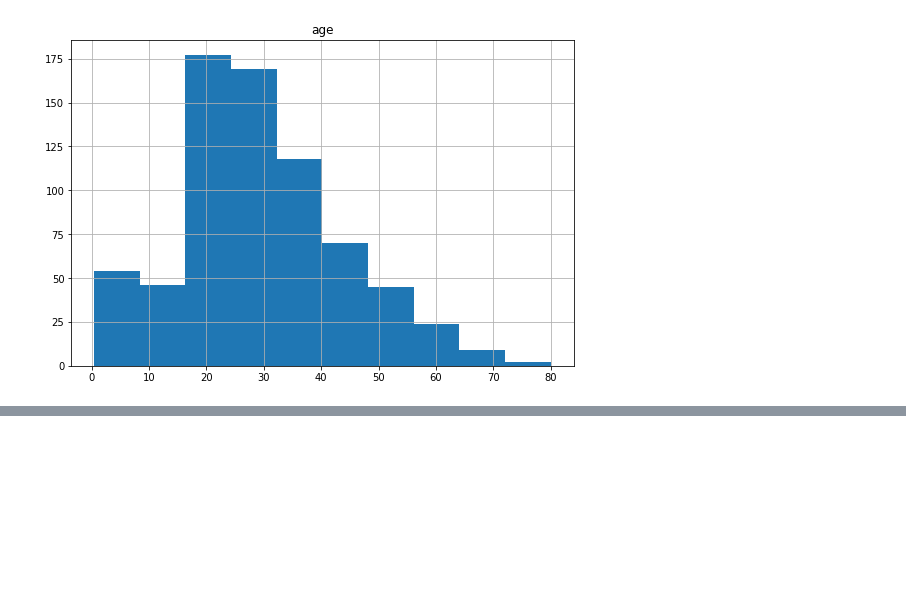
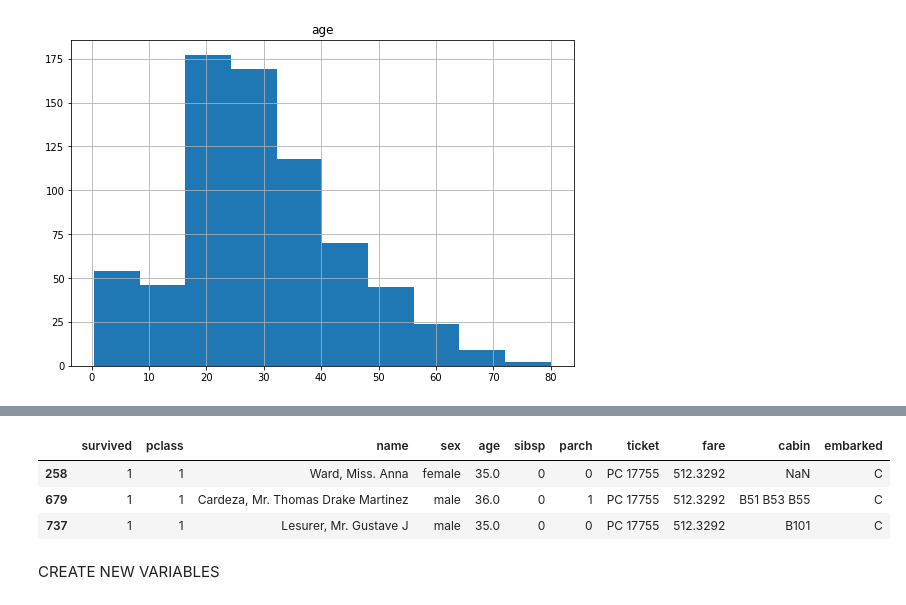
Before and after one commit to baolong2k/DemoPY, a Jupyter notebook: PythonBasic_2.ipynb, the cells around one changed output, grey strips where cells are left out. Cells and saved outputs as stored; diff of their text form; code cells hidden in the pictures; blank space fills up the shorter version.

```diff
--- a/PythonBasic_2.ipynb
+++ b/PythonBasic_2.ipynb
@@ -517,0 +518,10 @@ array([[<AxesSubplot:title={'center':'age'}>]], dtype=object)
+# %%
+index = np.where(titanic_train["fare"]==max(titanic_train["fare"]))    # vế trước là biến, vế sau là điều kiện
+titanic_train.loc[index]
+# %% [output]
+|  | survived | pclass | name | sex | age | sibsp | parch | ticket | fare | cabin | embarked |
+| 258 | 1 | 1 | Ward, Miss. Anna | female | 35.0 | 0 | 0 | PC 17755 | 512.3292 | NaN | C |
+| 679 | 1 | 1 | Cardeza, Mr. Thomas Drake Martinez | male | 36.0 | 0 | 1 | PC 17755 | 512.3292 | B51 B53 B55 | C |
+| 737 | 1 | 1 | Lesurer, Mr. Gustave J | male | 35.0 | 0 | 0 | PC 17755 | 512.3292 | B101 | C |
+# %% [markdown]
+CREATE NEW VARIABLES
```
Also changed, not shown: parts of 7 cells of this notebook.
